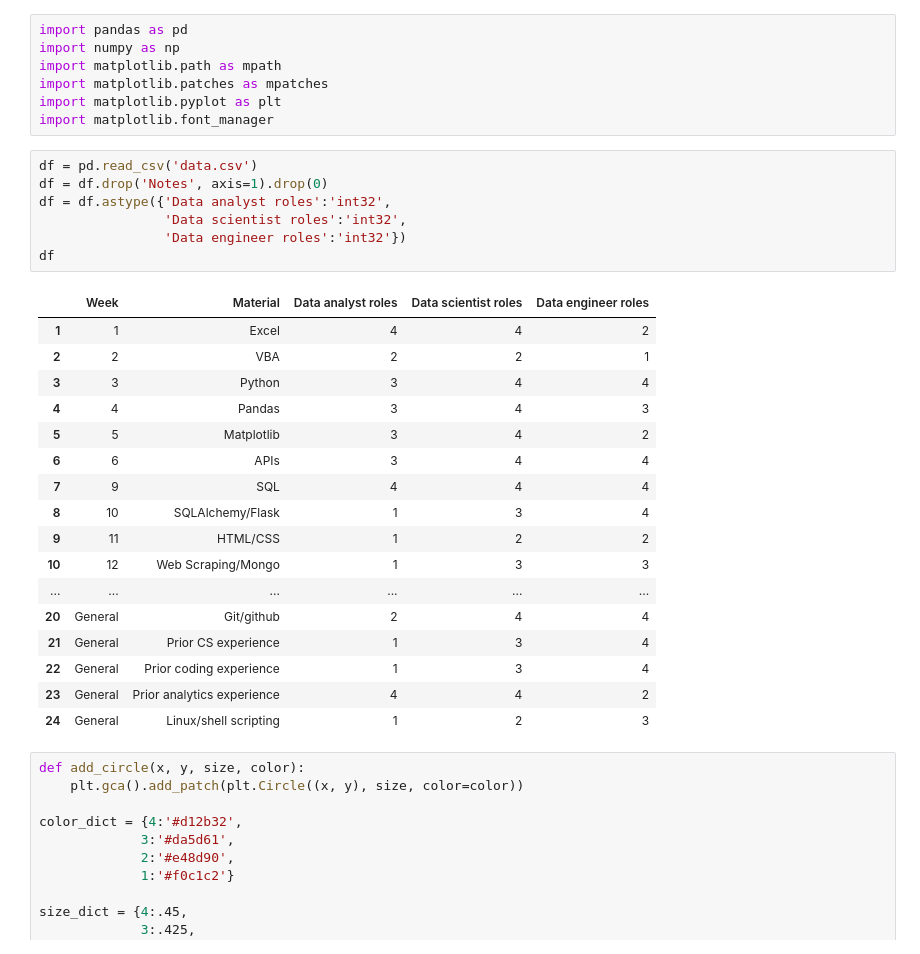
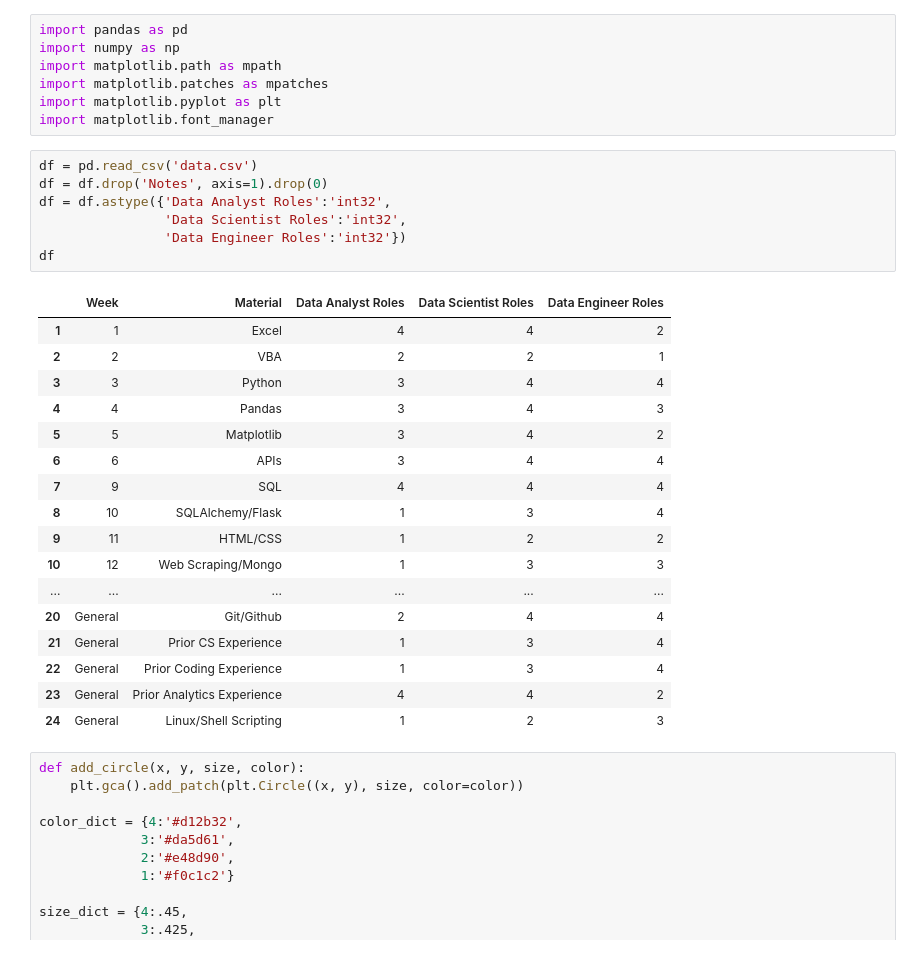
Before and after one commit to ilyaaltshteyn/pretend_project, a Jupyter notebook: class-topics-viz/vizzy.ipynb, the cells around one changed output. Saved outputs shown, nothing was run; the diff lists cells and outputs as text.

```diff
--- a/class-topics-viz/vizzy.ipynb
+++ b/class-topics-viz/vizzy.ipynb
@@ -8,12 +8,12 @@ import matplotlib.font_manager
 # %%
 df = pd.read_csv('data.csv')
 df = df.drop('Notes', axis=1).drop(0)
-df = df.astype({'Data analyst roles':'int32',
-                'Data scientist roles':'int32',
-                'Data engineer roles':'int32'})
+df = df.astype({'Data Analyst Roles':'int32',
+                'Data Scientist Roles':'int32',
+                'Data Engineer Roles':'int32'})
 df
 # %% [output]
-|  | Week | Material | Data analyst roles | Data scientist roles | Data engineer roles |
+|  | Week | Material | Data Analyst Roles | Data Scientist Roles | Data Engineer Roles |
 | 1 | 1 | Excel | 4 | 4 | 2 |
 | 2 | 2 | VBA | 2 | 2 | 1 |
 | 3 | 3 | Python | 3 | 4 | 4 |
@@ -25,11 +25,11 @@ df
 | 9 | 11 | HTML/CSS | 1 | 2 | 2 |
 | 10 | 12 | Web Scraping/Mongo | 1 | 3 | 3 |
 | ... | ... | ... | ... | ... | ... |
-| 20 | General | Git/github | 2 | 4 | 4 |
-| 21 | General | Prior CS experience | 1 | 3 | 4 |
-| 22 | General | Prior coding experience | 1 | 3 | 4 |
-| 23 | General | Prior analytics experience | 4 | 4 | 2 |
-| 24 | General | Linux/shell scripting | 1 | 2 | 3 |
+| 20 | General | Git/Github | 2 | 4 | 4 |
+| 21 | General | Prior CS Experience | 1 | 3 | 4 |
+| 22 | General | Prior Coding Experience | 1 | 3 | 4 |
+| 23 | General | Prior Analytics Experience | 4 | 4 | 2 |
+| 24 | General | Linux/Shell Scripting | 1 | 2 | 3 |
 # %%
 def add_circle(x, y, size, color):
     plt.gca().add_patch(plt.Circle((x, y), size, color=color))
```
Also changed, not shown: parts of 1 cell of this notebook, 2 other files.
